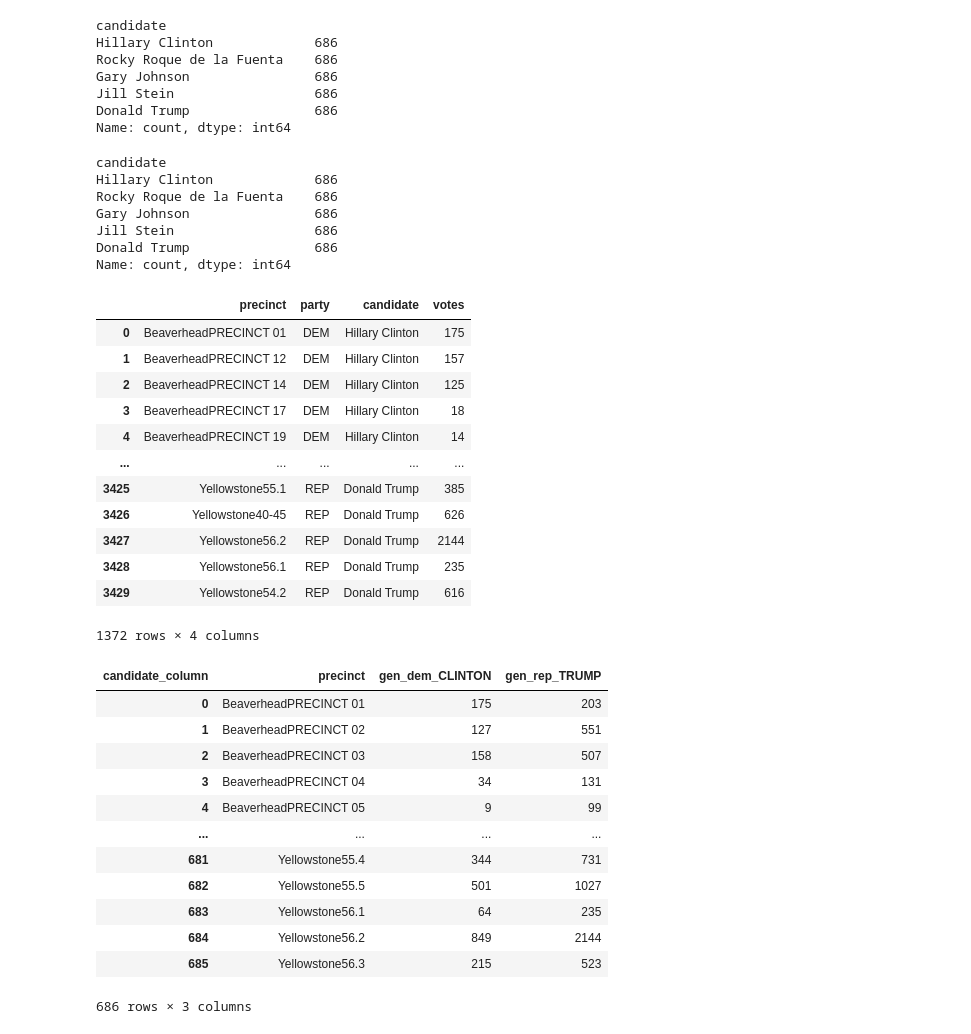
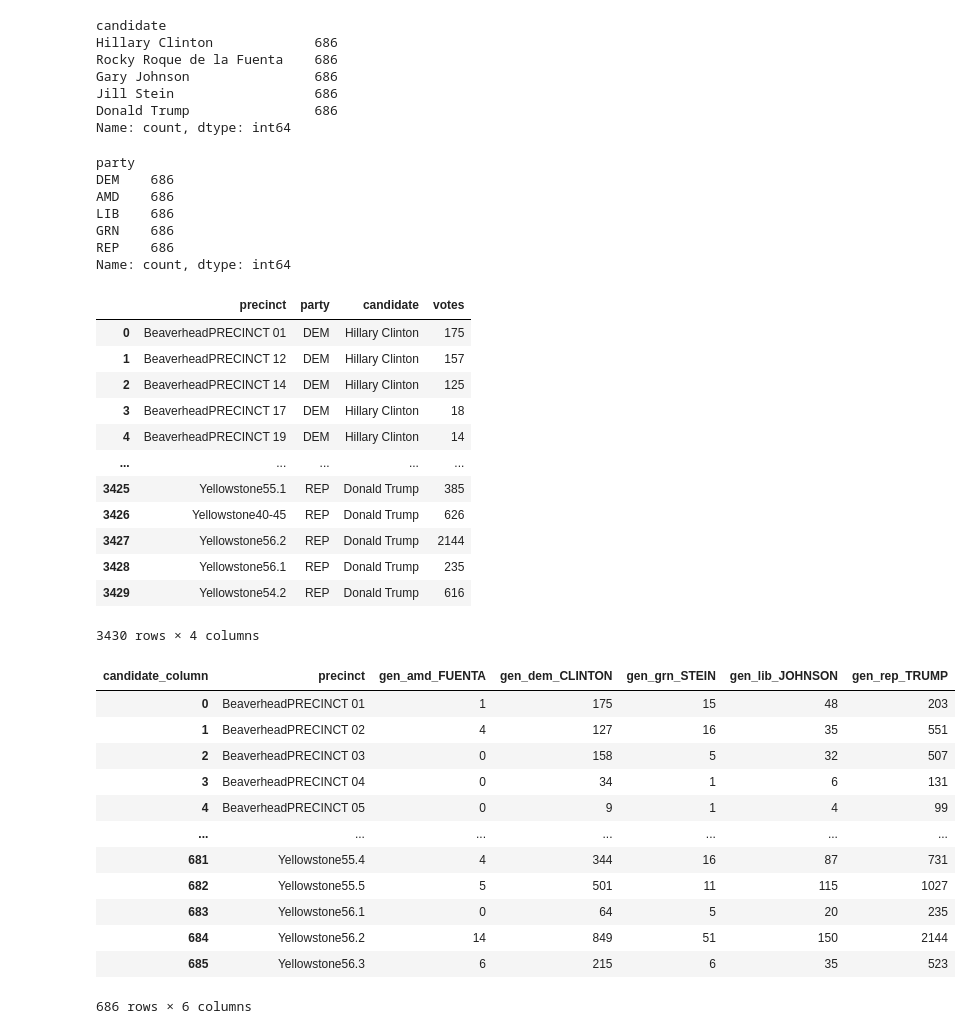
Before and after one commit to Hp0511/VoterTurnout, a Jupyter notebook: data_cleaning/MT_cleaning.ipynb, the cells around one changed output. Drawn from its saved outputs; the diff is of its cells as text; code cells hidden in the pictures.

```diff
--- a/data_cleaning/MT_cleaning.ipynb
+++ b/data_cleaning/MT_cleaning.ipynb
@@ -232,26 +232,26 @@ Name: count, dtype: int64
 # %%
 # general_data["candidate"] = general_data["candidate"].str.extract(r"^([^/&]+)").iloc[:, 0].str.strip()
 # general_data = general_data[~general_data["candidate"].isin(["Registered Voters", "Write-In"])]
-general_data["candidate"].value_counts(dropna=False)
+general_data.loc[:, "party"] = general_data["party"].replace({
+    "Democrat": "DEM",
+    "Republican": "REP",
+    "Libertarian": "LIB",
+    "Green": "GRN",
+    "Constitution": "CON",
+    "American Delta": "AMD",
+    "Prohibition": "PRO"
+})
+general_data["party"].value_counts(dropna=False)
 # %% [output]
-candidate
-Hillary Clinton             686
-Rocky Roque de la Fuenta    686
-Gary Johnson                686
-Jill Stein                  686
-Donald Trump                686
+party
+DEM    686
+AMD    686
+LIB    686
+GRN    686
+REP    686
 Name: count, dtype: int64
 # %%
-# general_data = general_data[~general_data["candidate"].isin(["YES", "NO"])]
-# general_data["party"] = general_data.apply(
-#     lambda row: candidate_party_map.get(row["candidate"], row["party"]) if pd.isna(row["party"]) else row["party"],
-#     axis=1
-# )
-general_data.loc[:, "party"] = general_data["party"].replace({
-    "Democrat": "DEM",
-    "Republican": "REP"
-})
-general_data = general_data[general_data["party"].isin(["DEM", "REP"])] # Analyzing only republican and democratic
+
 general_data
 # %% [output]
 |  | precinct | party | candidate | votes |
@@ -266,38 +266,38 @@ general_data
 | 3427 | Yellowstone56.2 | REP | Donald Trump | 2144 |
 | 3428 | Yellowstone56.1 | REP | Donald Trump | 235 |
 | 3429 | Yellowstone54.2 | REP | Donald Trump | 616 |
-1372 rows × 4 columns
+3430 rows × 4 columns
 # %%
-general_data["candidate_column"] = (
+general_data.loc[:,"candidate_column"] = (
     "gen_" +
     general_data["party"].str.lower() + "_" +
     general_data["candidate"].str.split().str[-1].str.upper()
 )
 
 # pivot the table
 general_result = general_data.pivot_table(
     index="precinct",
     columns="candidate_column",
     values="votes",
     aggfunc="sum",
     fill_value=0
 ).reset_index()
 
 general_result
 # %% [output]
-| candidate_column | precinct | gen_dem_CLINTON | gen_rep_TRUMP |
-| 0 | BeaverheadPRECINCT 01 | 175 | 203 |
-| 1 | BeaverheadPRECINCT 02 | 127 | 551 |
-| 2 | BeaverheadPRECINCT 03 | 158 | 507 |
-| 3 | BeaverheadPRECINCT 04 | 34 | 131 |
-| 4 | BeaverheadPRECINCT 05 | 9 | 99 |
-| ... | ... | ... | ... |
-| 681 | Yellowstone55.4 | 344 | 731 |
-| 682 | Yellowstone55.5 | 501 | 1027 |
-| 683 | Yellowstone56.1 | 64 | 235 |
-| 684 | Yellowstone56.2 | 849 | 2144 |
-| 685 | Yellowstone56.3 | 215 | 523 |
+| candidate_column | precinct | gen_amd_FUENTA | gen_dem_CLINTON | gen_grn_STEIN | gen_lib_JOHNSON | gen_rep_TRUMP |
+| 0 | BeaverheadPRECINCT 01 | 1 | 175 | 15 | 48 | 203 |
+| 1 | BeaverheadPRECINCT 02 | 4 | 127 | 16 | 35 | 551 |
+| 2 | BeaverheadPRECINCT 03 | 0 | 158 | 5 | 32 | 507 |
+| 3 | BeaverheadPRECINCT 04 | 0 | 34 | 1 | 6 | 131 |
+| 4 | BeaverheadPRECINCT 05 | 0 | 9 | 1 | 4 | 99 |
+| ... | ... | ... | ... | ... | ... | ... |
+| 681 | Yellowstone55.4 | 4 | 344 | 16 | 87 | 731 |
+| 682 | Yellowstone55.5 | 5 | 501 | 11 | 115 | 1027 |
+| 683 | Yellowstone56.1 | 0 | 64 | 5 | 20 | 235 |
+| 684 | Yellowstone56.2 | 14 | 849 | 51 | 150 | 2144 |
+| 685 | Yellowstone56.3 | 6 | 215 | 6 | 35 | 523 |
-686 rows × 3 columns
+686 rows × 6 columns
 # %%
 combined = pd.merge(primary_result, general_result, on="precinct", how="inner")
 combined["rep_primary_total"] = combined.filter(like="pri_rep_").sum(axis=1)
```
Also changed, not shown: parts of 2 cells of this notebook, 1 other file.
